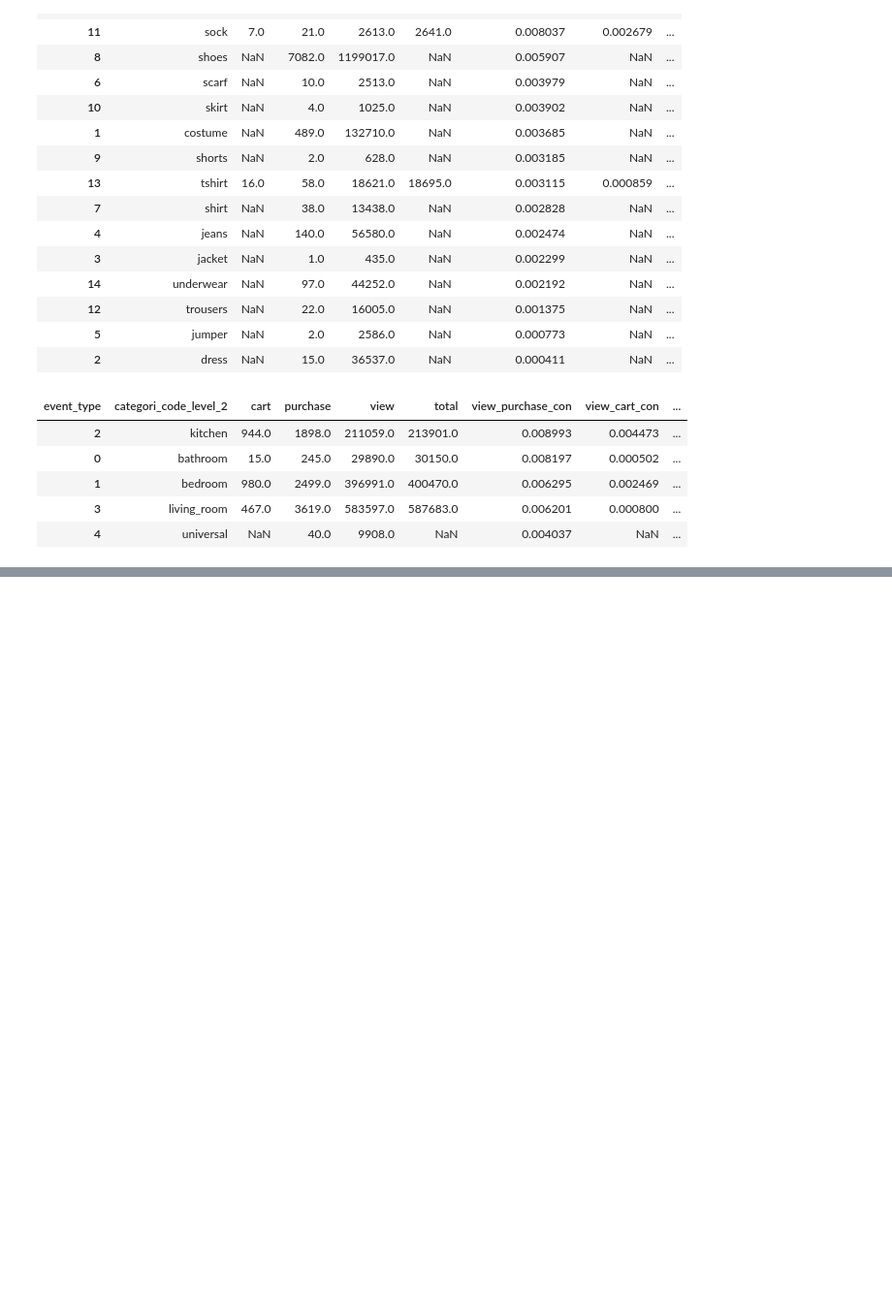
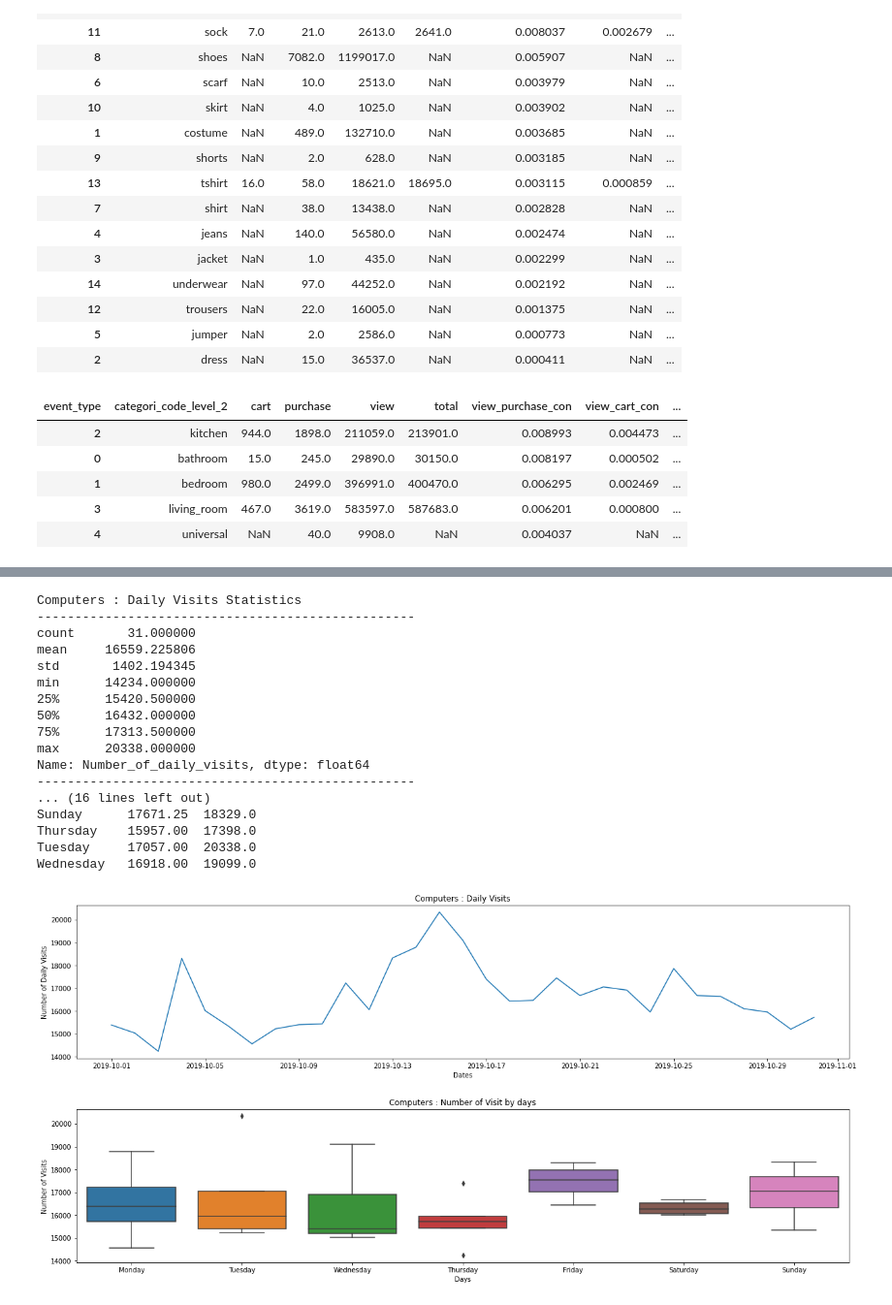
Before and after one commit to jiyoungemma/User-Log-data-analytics, a Jupyter notebook: e_commerce_analytics.ipynb, the cells around one changed output, grey strips where cells are left out. Shown at 97% size. Saved outputs shown, nothing was run; the diff lists cells and outputs as text; code cells hidden in the pictures; blank space fills up the shorter version.

```diff
--- a/e_commerce_analytics.ipynb
+++ b/e_commerce_analytics.ipynb
@@ -831,0 +995,21 @@ elec_daily_summary_table.head()
+# %%
+visits_visualization(com_daily_summary_table, 'Computers')
+# %% [output]
+Computers : Daily Visits Statistics
+--------------------------------------------------
+count       31.000000
+mean     16559.225806
+std       1402.194345
+min      14234.000000
+25%      15420.500000
+50%      16432.000000
+75%      17313.500000
+max      20338.000000
+Name: Number_of_daily_visits, dtype: float64
+--------------------------------------------------
+... (16 lines left out)
+Sunday      17671.25  18329.0
+Thursday    15957.00  17398.0
+Tuesday     17057.00  20338.0
+Wednesday   16918.00  19099.0
+[figure, added]
```
Also changed, not shown: parts of 33 cells of this notebook.
